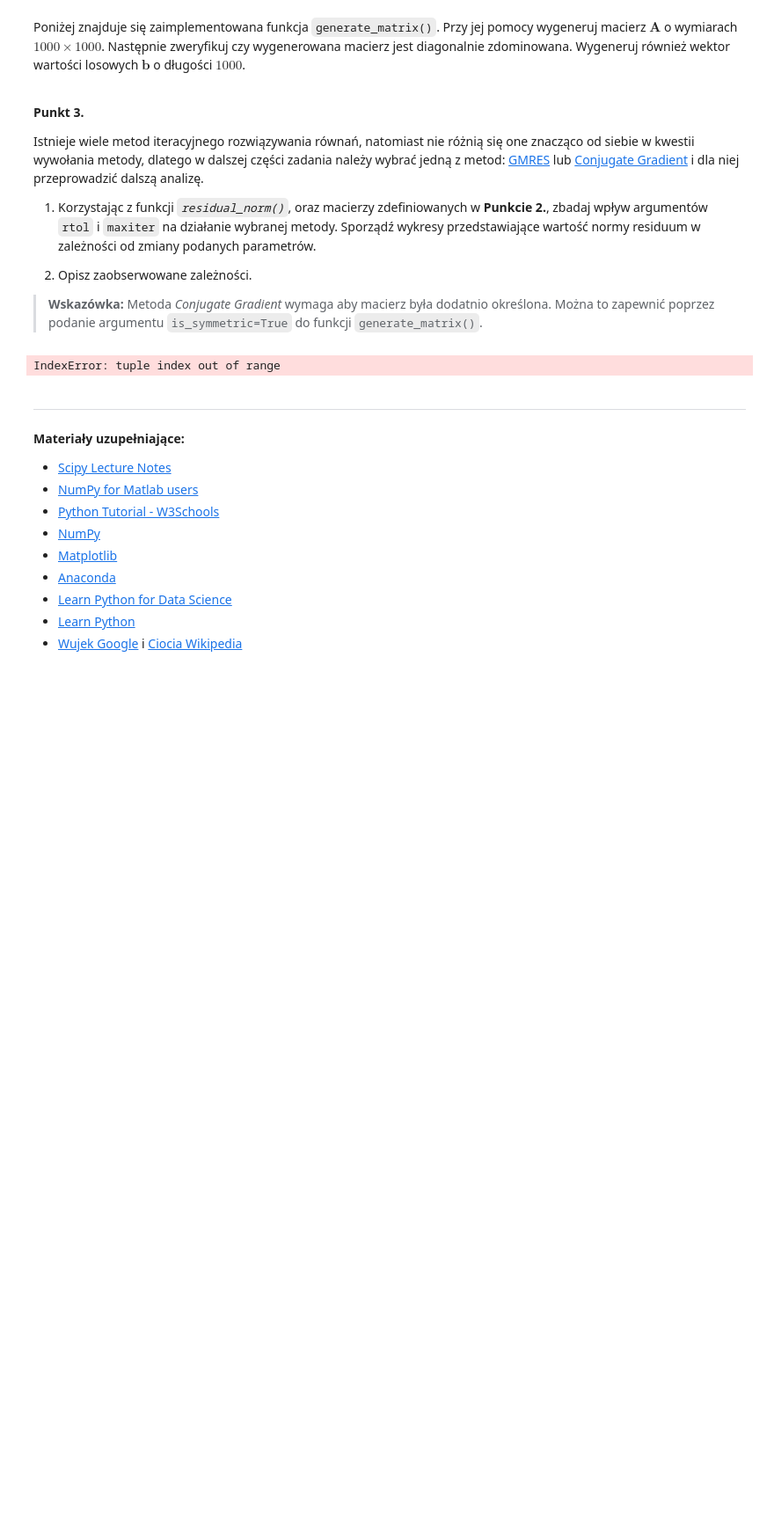
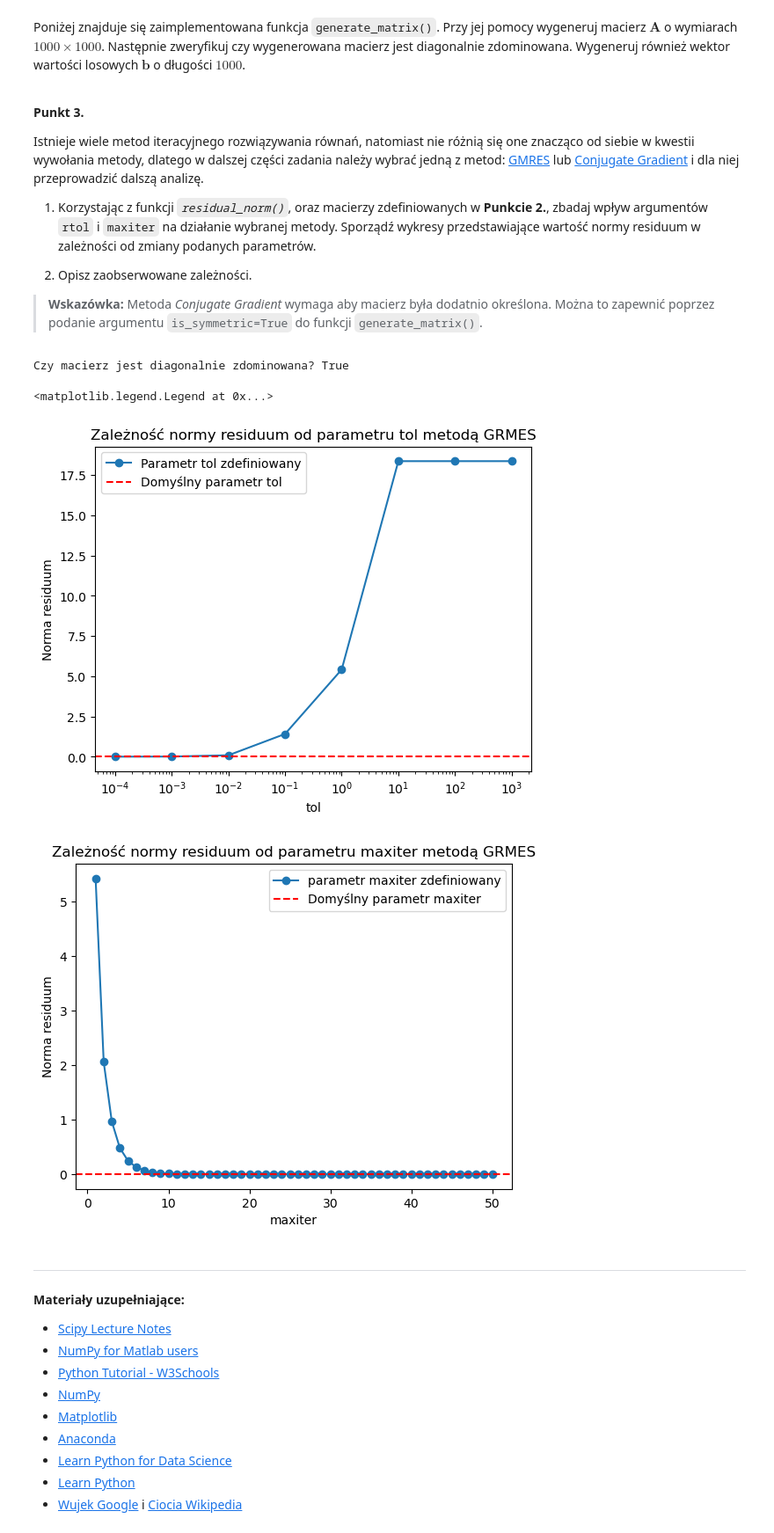
Before and after one commit to MN-KJ-2025/lab-6-sparse-matrix-kacperpastula, a Jupyter notebook: sprawozdanie.ipynb, the cells around one changed output. Shown: that part at 88% size. Cells and saved outputs as stored; diff of their text form; code cells hidden in the pictures; blank space fills up the shorter version.

```diff
--- a/sprawozdanie.ipynb
+++ b/sprawozdanie.ipynb
@@ -203,13 +219,43 @@ def generate_matrix(m: int = 1000, is_symmetric: bool = False) -> csc_array:
     matrix.setdiag(diagonal_vals)
 
     return matrix.tocsc()
-# %%
-A = generate_matrix()
-b = np.random.rand(1000)
-
-print("Czy macierz jest diagonalnie zdominowana?", main.is_diagonally_dominant(A))
-# %% [output]
-IndexError: tuple index out of range
+# %%
+A = generate_matrix(is_symmetric=True)
+b = np.random.rand(1000)
+print("Czy macierz jest diagonalnie zdominowana?", main.is_diagonally_dominant(A))
+
+x = sp.sparse.linalg.gmres(A, b)[0]
+residual = main.residual_norm(A.toarray(), x, b)
+tol = np.logspace(-4, 3, 8)
+x_diftol = []
+for t in tol:
+    x_temp = sp.sparse.linalg.gmres(A, b, rtol=t)[0]
+    x_diftol.append(main.residual_norm(A.toarray(), x_temp, b))
+x_diftol = np.asarray(x_diftol)
+
+fig, ax = plt.subplots()
+ax.semilogx(tol, x_diftol, marker='o', label = 'Parametr tol zdefiniowany')
+ax.axhline(residual, color='r', linestyle='--', label = 'Domyślny parametr tol')
+ax.set(title = 'Zależność normy residuum od parametru tol metodą GRMES', xlabel = 'tol', ylabel = 'Norma residuum')
+ax.legend()
+
+maxit = np.arange(1, 51)
+x_diffmaxit = []
+for t in maxit:
+    x_temp = sp.sparse.linalg.gmres(A, b, maxiter=t, restart = 1)[0]
+    x_diffmaxit.append(main.residual_norm(A.toarray(), x_temp, b))
+x_diffmaxit = np.asarray(x_diffmaxit)
+
+fig, ax = plt.subplots()
+ax.plot(maxit, x_diffmaxit, marker='o', label = "parametr maxiter zdefiniowany")
+ax.axhline(residual, color='r', linestyle='--', label = 'Domyślny parametr maxiter')
+ax.set(title = 'Zależność normy residuum od parametru maxiter metodą GRMES', xlabel = 'maxiter', ylabel = 'Norma residuum')
+ax.legend()
+# %% [output]
+Czy macierz jest diagonalnie zdominowana? True
+<matplotlib.legend.Legend at 0x...>
+[figure, added]
+[figure, added]
 # %% [markdown]
 ---
 # %% [markdown]
```
Also changed, not shown: parts of 4 cells of this notebook.
